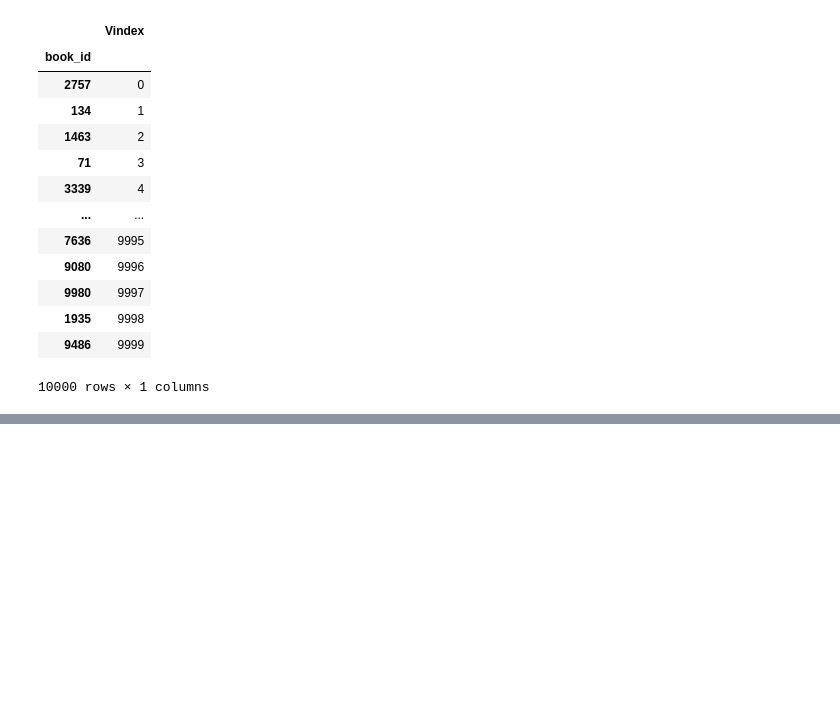
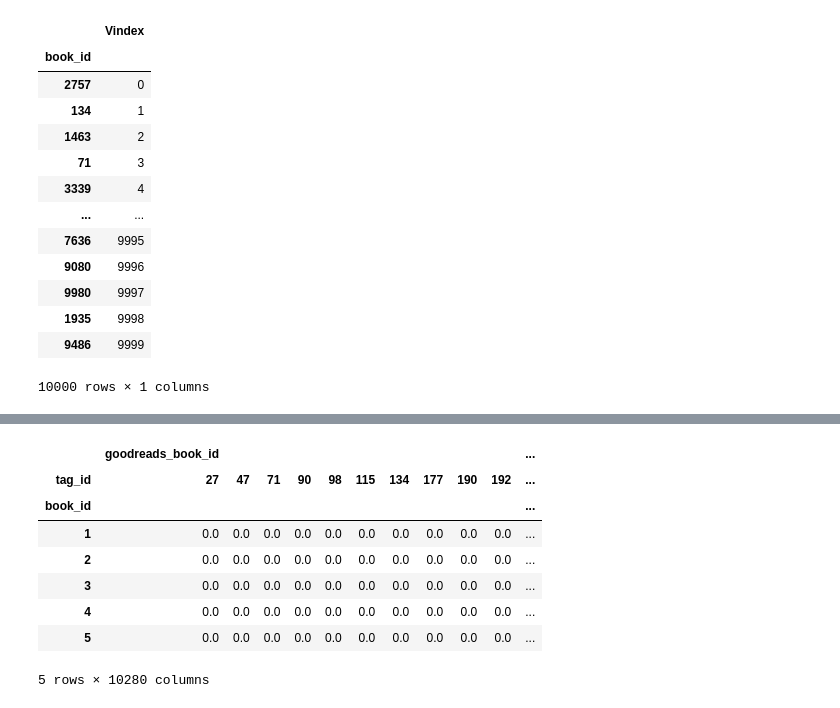
Before and after one commit to CamelSal/BookRecommender, a Jupyter notebook: Hybrid_Recomender.ipynb, the cells around one changed output, grey strips where cells are left out. Cells and saved outputs as stored; diff of their text form; code cells hidden in the pictures; blank space fills up the shorter version.

```diff
--- a/Hybrid_Recomender.ipynb
+++ b/Hybrid_Recomender.ipynb
@@ -262,0 +266,11 @@ recomender("5 Very Good Reasons to Punch a Dolphin in the Mouth and Other Useful
+# %%
+#Reducing number of tags to those that apeear i over 10 books but less than 66% of them
+tag_list = book_tags_df['tag_id'].value_counts()/book_df.shape[0]*100
+
+tag_list = list(tag_list[(tag_list > 0.1) & (tag_list < 66)].index)
+
+book_tags_df2 = book_tags_df[(book_tags_df['tag_id'].isin(tag_list))]
+
+book_tags_df3 = pd.merge(book_tags_df2, book_df[['book_id','goodreads_book_id']] ,on ='goodreads_book_id',how = 'left')
+
+book_tags_df3.info()
@@ -262,0 +289,8 @@ recomender("5 Very Good Reasons to Punch a Dolphin in the Mouth and Other Useful
+# %%
+unq_book = book_tags_df3['goodreads_book_id'].unique()
+book_tags_df4 = book_tags_df3.copy()
+for i in unq_book:
+    max_con = book_tags_df4[book_tags_df4['goodreads_book_id'] == i]['count'].max()
+    book_tags_df4.loc[book_tags_df4['goodreads_book_id'] == i,'count'] /= max_con
+
+book_tags_df4.tail()
@@ -262,0 +304,13 @@ recomender("5 Very Good Reasons to Punch a Dolphin in the Mouth and Other Useful
+# %%
+book_tag_max = book_tags_df4.groupby(['book_id','tag_id']).sum().unstack().fillna(0)
+book_tag_max.head()
+# %% [output]
+|  | goodreads_book_id |  |  |  |  |  |  |  |  |  | ... |
+| tag_id | 27 | 47 | 71 | 90 | 98 | 115 | 134 | 177 | 190 | 192 | ... |
+| book_id |  |  |  |  |  |  |  |  |  |  | ... |
+| 1 | 0.0 | 0.0 | 0.0 | 0.0 | 0.0 | 0.0 | 0.0 | 0.0 | 0.0 | 0.0 | ... |
+| 2 | 0.0 | 0.0 | 0.0 | 0.0 | 0.0 | 0.0 | 0.0 | 0.0 | 0.0 | 0.0 | ... |
+| 3 | 0.0 | 0.0 | 0.0 | 0.0 | 0.0 | 0.0 | 0.0 | 0.0 | 0.0 | 0.0 | ... |
+| 4 | 0.0 | 0.0 | 0.0 | 0.0 | 0.0 | 0.0 | 0.0 | 0.0 | 0.0 | 0.0 | ... |
+| 5 | 0.0 | 0.0 | 0.0 | 0.0 | 0.0 | 0.0 | 0.0 | 0.0 | 0.0 | 0.0 | ... |
+5 rows × 10280 columns
```
Also changed, not shown: parts of 31 cells of this notebook, 1 other file.
